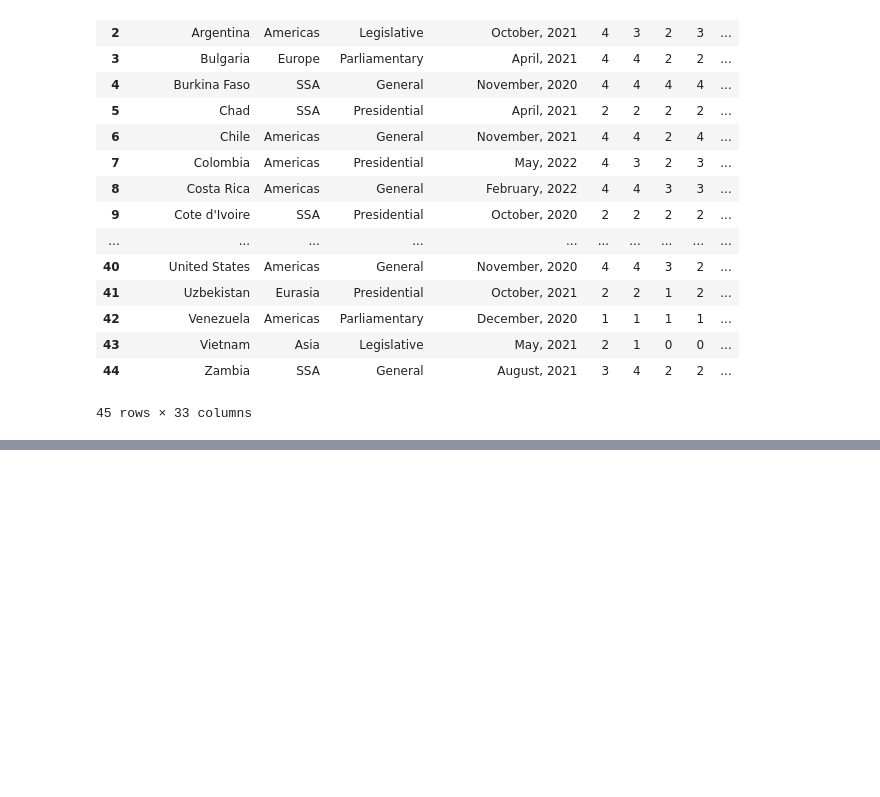
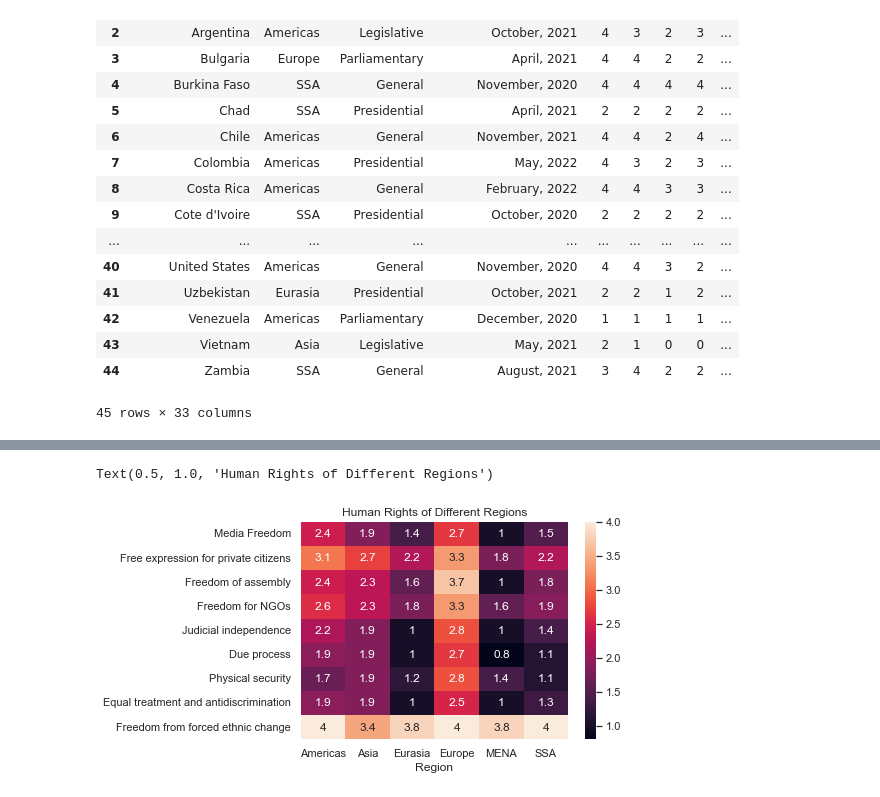
Before and after one commit to uic-cs418/cs418-spring22-eda-llc, a Jupyter notebook: electoralVulnerabilityEDA.ipynb, the cells around one changed output, grey strips where cells are left out. Drawn from its saved outputs; the diff is of its cells as text; code cells hidden in the pictures; blank space fills up the shorter version.

```diff
--- a/electoralVulnerabilityEDA.ipynb
+++ b/electoralVulnerabilityEDA.ipynb
@@ -41,0 +55,13 @@ Text(0.5, 1.0, 'Digital Sphere of Different Regions')
+# %%
+data = df.groupby(['Region']).mean()
+y_axis_labels = ['Media Freedom','Free expression for private citizens', "Freedom of assembly",
+                'Freedom for NGOs', 'Judicial independence',
+                'Due process', 'Physical security',
+                'Equal treatment and antidiscrimination','Freedom from forced ethnic change']
+data = data[['C1', 'C2', 'C3', 'C4', 'C5', 'C6', 'C7', 'C8', 'C9']]
+data
+ax = sns.heatmap(data.transpose(),annot=True,  yticklabels=y_axis_labels)
+ax.set_title('Human Rights of Different Regions')
+# %% [output]
+Text(0.5, 1.0, 'Human Rights of Different Regions')
+[figure, added]
```
Also changed, not shown: parts of 2 cells of this notebook, 1 other file.
